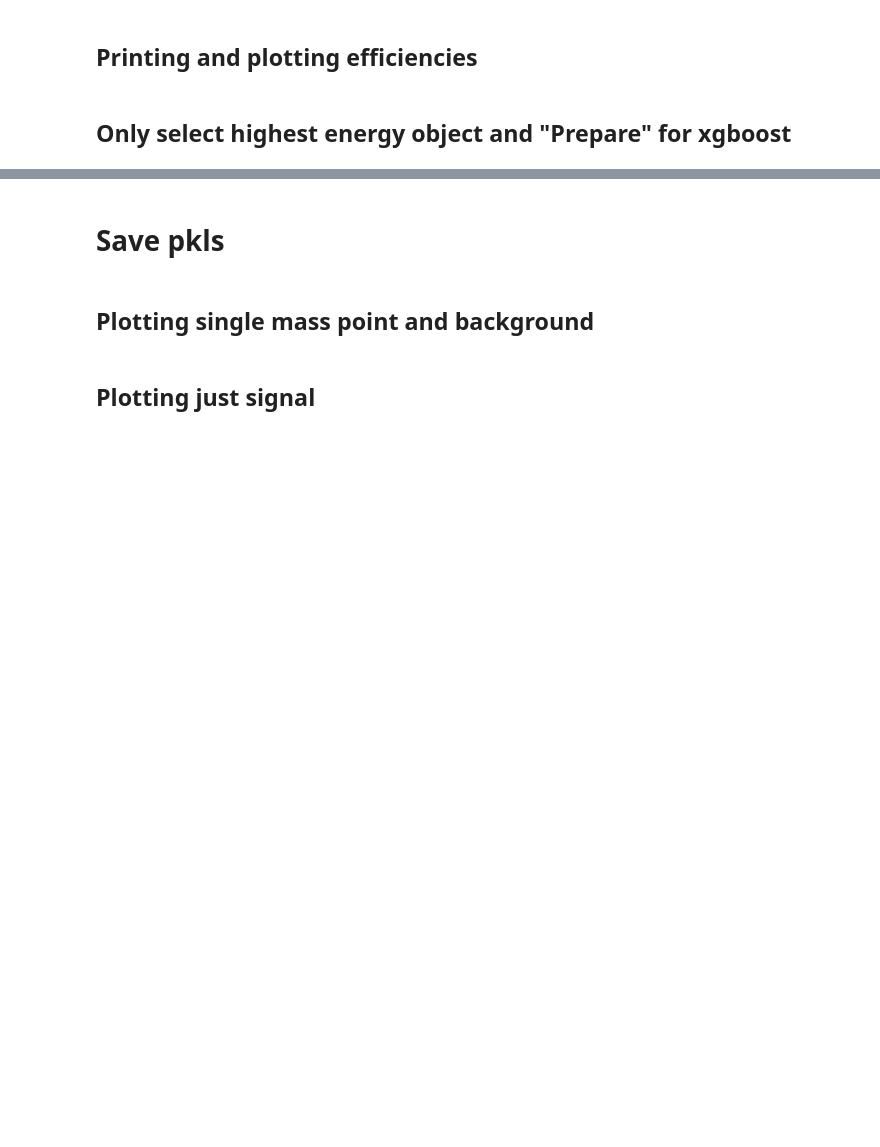
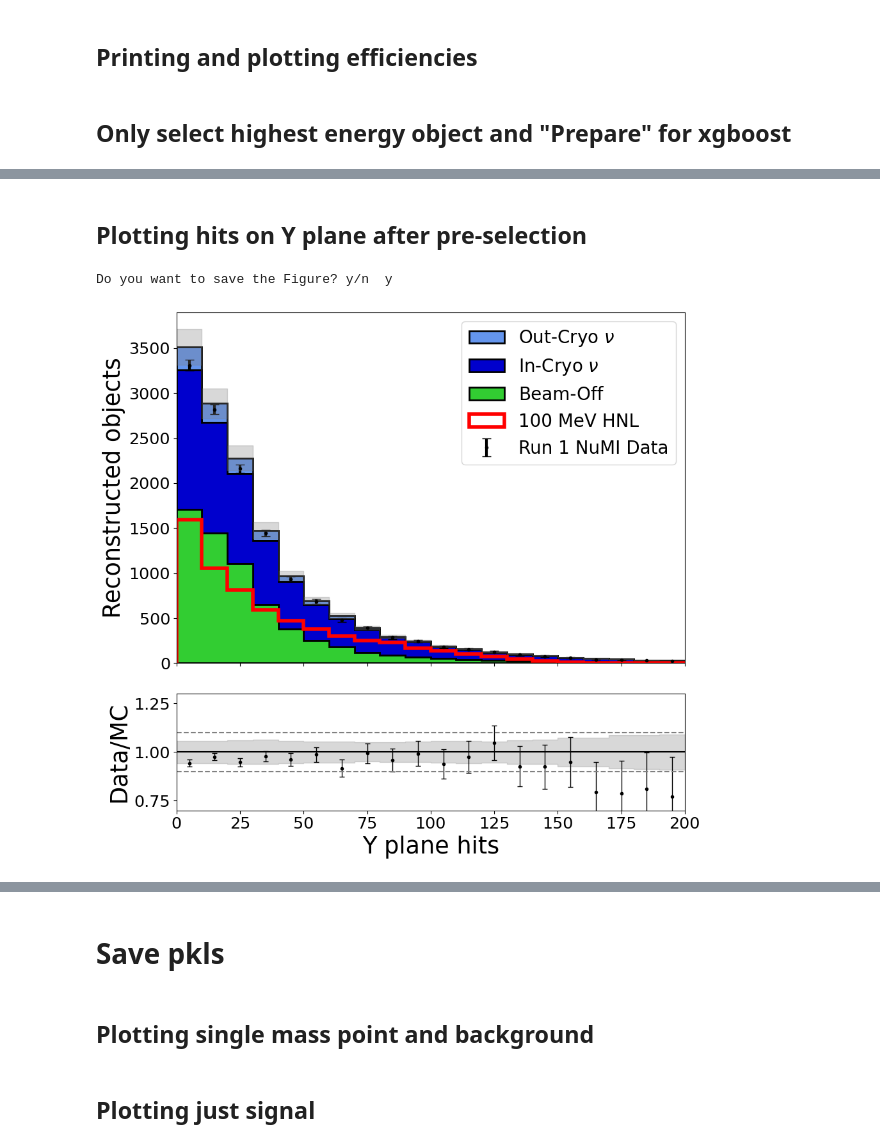
Before and after one commit to dmarsden01/uboone_HNL_analysis, a Jupyter notebook: 2_Preselection_script.ipynb, the cells around one changed output, grey strips where cells are left out. Drawn from its saved outputs; the diff is of its cells as text; code cells hidden in the pictures; blank space fills up the shorter version.

```diff
--- a/2_Preselection_script.ipynb
+++ b/2_Preselection_script.ipynb
@@ -26,7 +26,7 @@ Success
 # %% [markdown]
 # Reading in .pkl files
 # %%
-Params = {"Run":"run3", #The run number, so far either "run1" or "run3"
+Params = {"Run":"run1", #The run number, so far either "run1" or "run3"
           "Load_single_file":False, #This will override everything else, put the desired file in the "single_file" line
           "single_file":"overlay",
           "Load_standard_bkgs":True,
@@ -34,8 +34,8 @@ Params = {"Run":"run3", #The run number, so far either "run1" or "run3"
           "Only_keep_common_DetVar_evs":True, #Removes events not in all DetVar samples
           "Load_Signal_DetVars":False, #ee DetVar samples
           "Load_data":True,
-          "FLATTEN":False, #Have one row per reconstructed object in the analysis dataframe
-          "only_presel":True, #Create small files containing only variables necessary for pre-selection, for making pre-selection plots
+          "FLATTEN":True, #Have one row per reconstructed object in the analysis dataframe
+          "only_presel":False, #Create small files containing only variables necessary for pre-selection, for making pre-selection plots
           "Load_truth_vars":False,
           "Load_lepton_signal":True,
           "Load_lepton_dirac":False,
@@ -389,5 +389,67 @@ print(Prepared_dict.keys())
+# %% [markdown]
+## Plotting hits on Y plane after pre-selection
 # %%
-# for variable in Prepared_dict["overlay"].keys():
-#     print(variable)
-#     print(max(Prepared_dict["overlay"][variable]))
-#     print(min(Prepared_dict["overlay"][variable]))
+#All objects
+save_fig = input("Do you want to save the Figure? y/n ")
+
+dict_to_use = Preselected_dict
+
+samples_plotting = {"overlay":dict_to_use["overlay"],
+                    "dirtoverlay":dict_to_use["dirtoverlay"],
+                    "beamoff":dict_to_use["beamoff"],
+                    "signal":dict_to_use["100_ee"]}
+
+variable = 'pfnplanehits_Y'
+
+reload(PT)
+reload(Functions)
+reload(Constants)
+reload(Sys_unc)
+reload(Variables_bins)
+
+if Params["Run"] == "run1":
+    sample_norms = {"overlay":Constants.run1_POT_scaling_dict["overlay"], #WAS using SF_overlay_run1
+                    "dirtoverlay":Constants.run1_POT_scaling_dict["dirtoverlay"],
+                    "beamoff":Constants.run1_POT_scaling_dict["beamoff"],
+                    "signal":Constants.run1_POT_scaling_dict[HNL_mass]}
+    flat_sys_vars_dict = Sys_unc.run1_Sys_unc
+elif Params["Run"] == "run3":
+    sample_norms = {"overlay":Constants.run3_POT_scaling_dict["overlay"],
+                    "dirtoverlay":Constants.run3_POT_scaling_dict["dirtoverlay"],
+                    "beamoff":Constants.run3_POT_scaling_dict["beamoff"],
+                    "signal":Constants.run3_POT_scaling_dict[HNL_mass]}
+    flat_sys_vars_dict = Sys_unc.run3_Sys_unc
+
+if Params["Load_data"] == True:
+    data_dict = {"beamgood":dict_to_use["beamgood"]}
+    data_norm = {"beamgood":1.0} #No scaling as this is data, should have scaled MC to this POT.
+    samples_plotting.update(data_dict)
+    sample_norms.update(data_norm)
+
+if isinstance(Constants.variable_names_dict[variable],str):x_string = Constants.variable_names_dict[variable]
+else: x_string=variable
+if variable=='trk_score_v':ylabel = 'Reconstructed objects'
+else: ylabel='Events'
+if variable=='nslice':xticks=[0,1]
+else: xticks=[]
+
+BINS = Variables_bins.Presel_bins[variable]
+XLIMS = [BINS[0],BINS[-1]]
+
+PLOTSCALE = 24000000
+
+if Params["Run"]=="run1": Run = "Run 1"
+if Params["Run"]=="run3": Run = "Run 3"
+
+PT.Plot_preselection_variable_data(variable, samples_plotting, sample_norms, xlabel=x_string, xlims=XLIMS, bins=BINS, HNL_mass=100,
+                                   HNLplotscale=PLOTSCALE, cutline=[], legloc="best", show_ev_nums=False, CalcSys=True, logy=False,
+                                   xticks=xticks, sys_dict=flat_sys_vars_dict, centre_bins=False, hatch=False, ylabel="Reconstructed objects",
+                                   arrow_place=[], ylimit=None, legsize=20, dropdupes=False, err_print=False, Run=Run, chi_squared=False,
+                                   dirt_frac_error=0.75)
+
+if save_fig == "y":
+    plt.savefig(f"plots/Data_MC_comparison/Y_plane_hits_all_objects_" + Params["Run"] + f"_{HNL_mass}.png")
+    plt.savefig(f"plots/Data_MC_comparison/Y_plane_hits_all_objects_" + Params["Run"] + f"_{HNL_mass}.pdf")
+# %% [output]
+Do you want to save the Figure? y/n  y
+[figure, added]
```
Also changed, not shown: parts of 10 cells of this notebook, 3 other files.
